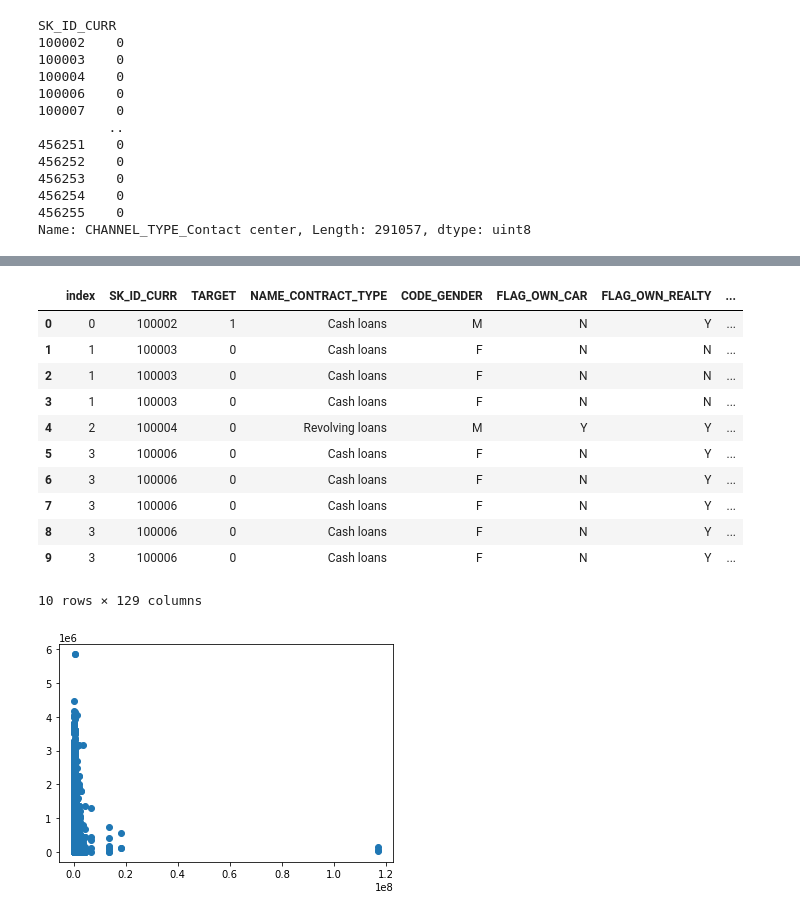
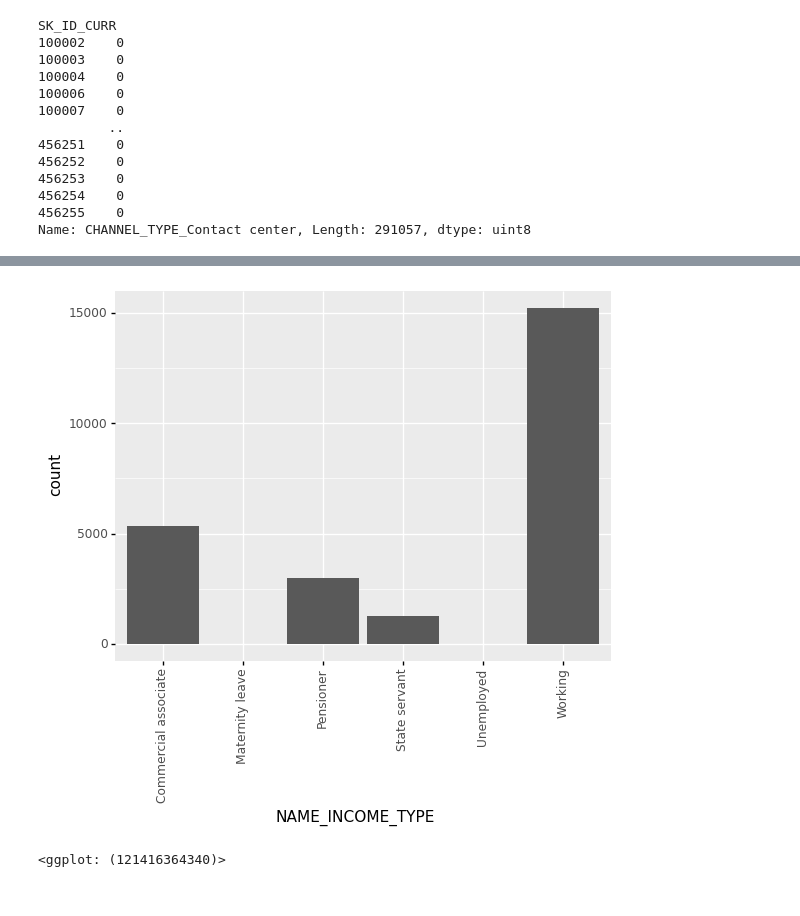
Before and after one commit to gaherna3/Case-Study-2, a Jupyter notebook: Case Study 2 - Plots.ipynb, the cells around one changed output, grey strips where cells are left out. Saved outputs shown, nothing was run; the diff lists cells and outputs as text; code cells hidden in the pictures.

```diff
--- a/Case Study 2 - Plots.ipynb
+++ b/Case Study 2 - Plots.ipynb
@@ -626,25 +625,6 @@ conn = sqlite3.connect("Credit_Applications.db")
-# %%
-query = """ Select a.*, p.SK_ID_PREV, p.NAME_CONTRACT_TYPE, p.AMT_APPLICATION,p.WEEKDAY_APPR_PROCESS_START, p.NAME_CONTRACT_STATUS
-            From application as a Left Join previous as p
-            On a.SK_ID_CURR = p.SK_ID_CURR"""
-
-df = pd.read_sql(query, conn)
-df.head(10)
-# %% [output]
-|  | index | SK_ID_CURR | TARGET | NAME_CONTRACT_TYPE | CODE_GENDER | FLAG_OWN_CAR | FLAG_OWN_REALTY | ... |
-| 0 | 0 | 100002 | 1 | Cash loans | M | N | Y | ... |
-| 1 | 1 | 100003 | 0 | Cash loans | F | N | N | ... |
-| 2 | 1 | 100003 | 0 | Cash loans | F | N | N | ... |
-| 3 | 1 | 100003 | 0 | Cash loans | F | N | N | ... |
-| 4 | 2 | 100004 | 0 | Revolving loans | M | Y | Y | ... |
-| 5 | 3 | 100006 | 0 | Cash loans | F | N | Y | ... |
-| 6 | 3 | 100006 | 0 | Cash loans | F | N | Y | ... |
-| 7 | 3 | 100006 | 0 | Cash loans | F | N | Y | ... |
-| 8 | 3 | 100006 | 0 | Cash loans | F | N | Y | ... |
-| 9 | 3 | 100006 | 0 | Cash loans | F | N | Y | ... |
-10 rows × 129 columns
-# %%
-plt.scatter(df['AMT_INCOME_TOTAL'],df['AMT_APPLICATION'])
-plt.show()
-# %% [output]
-[figure, removed]
+# %%
+app_default = application[application['TARGET'] == 1]
+ggplot(app_default, aes(x='NAME_INCOME_TYPE')) + geom_bar() + theme(axis_text_x=element_text(angle=90))
+# %% [output]
+[figure, added]
+<ggplot: (121416364340)>
```
Also changed, not shown: parts of 52 cells of this notebook.
